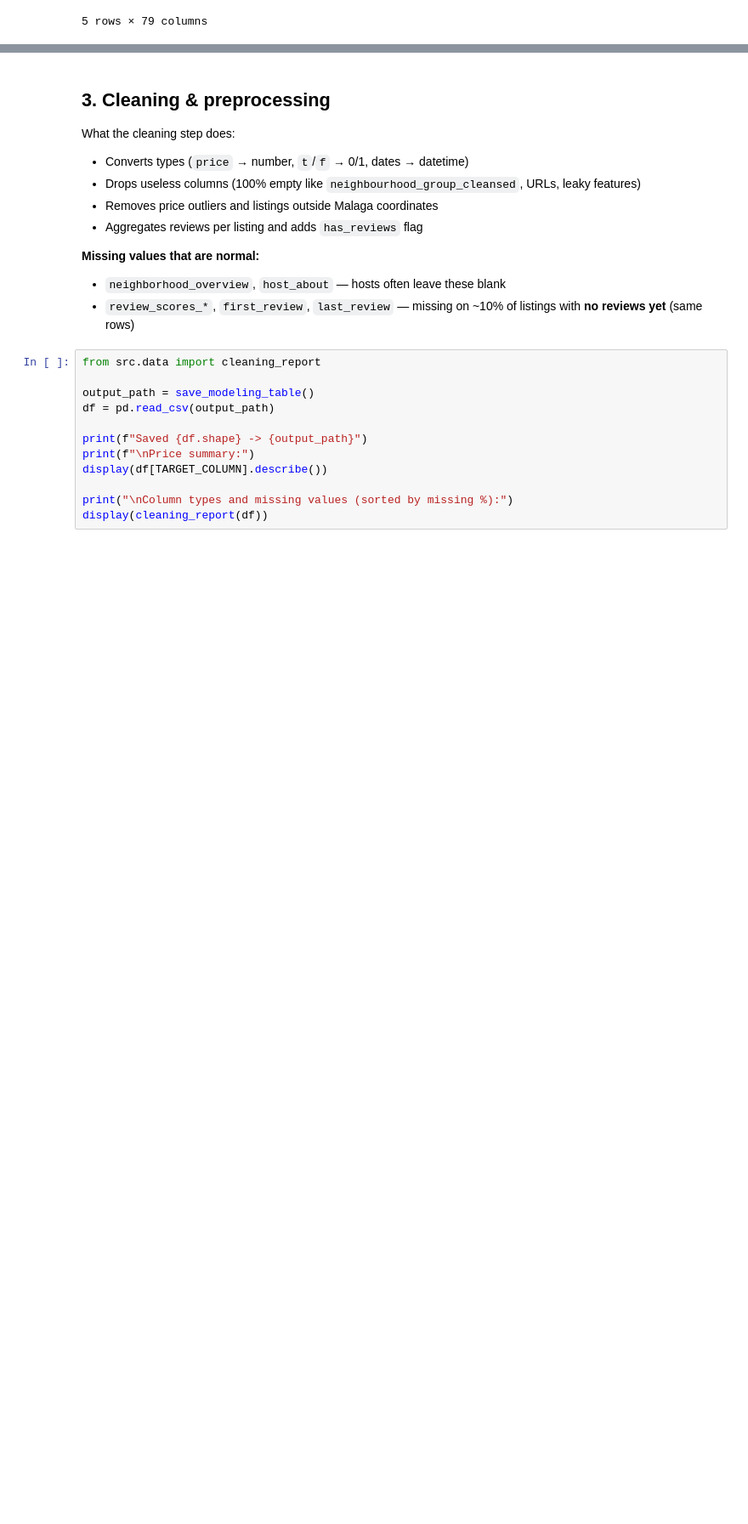
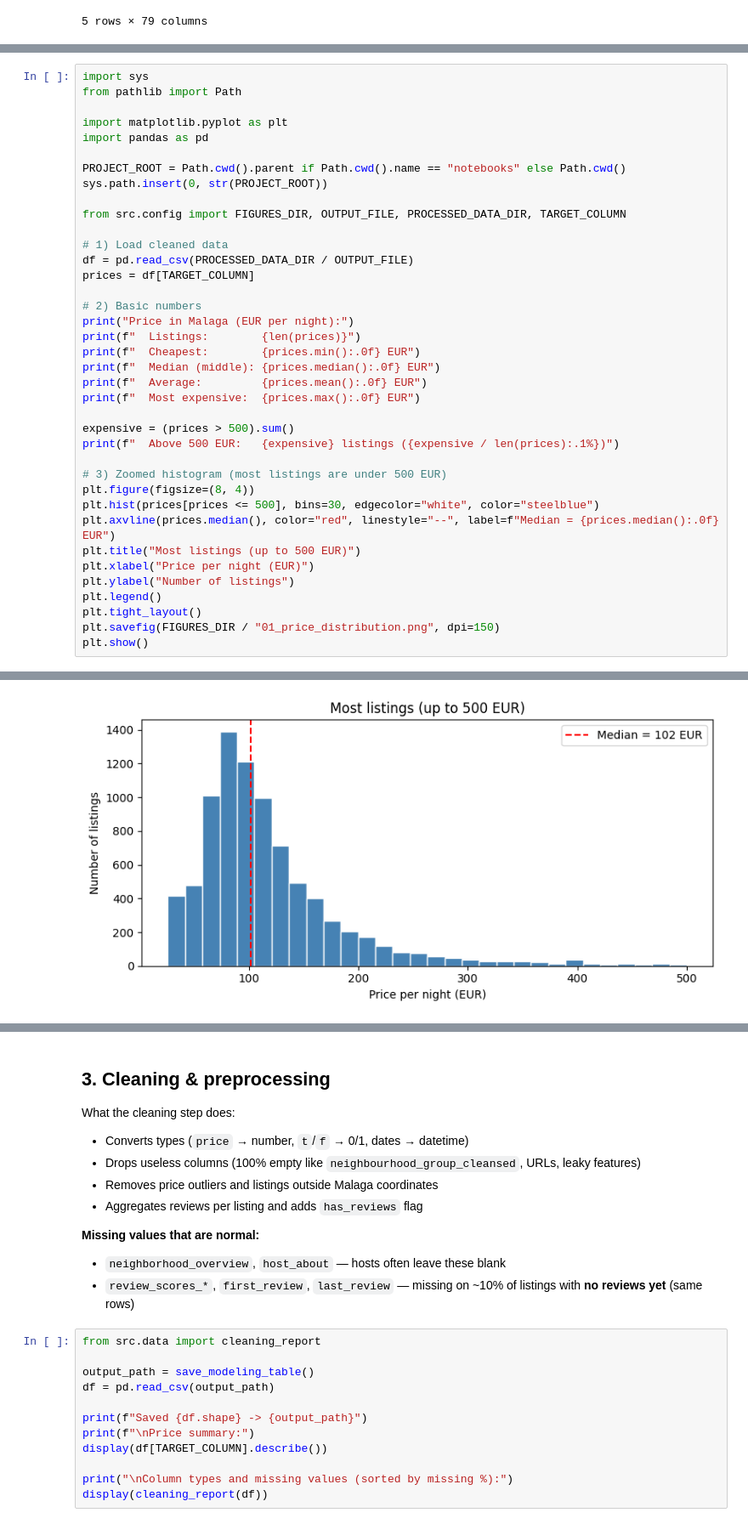
Before and after one commit to MustaphaDa/ML-Final-Projet, a Jupyter notebook: notebooks/airbnb_price_prediction.ipynb, the cells around one changed output, grey strips where cells are left out. Shown at 85% size. Drawn from its saved outputs; the diff is of its cells as text; blank space fills up the shorter version.

Commit message:
Explore Price distribution

```diff
--- a/notebooks/airbnb_price_prediction.ipynb
+++ b/notebooks/airbnb_price_prediction.ipynb
@@ -49,0 +58,39 @@ TODO: price distribution, missing values, spatial map, plots for presentation.
+# %%
+import sys
+from pathlib import Path
+
+import matplotlib.pyplot as plt
+import pandas as pd
+
+PROJECT_ROOT = Path.cwd().parent if Path.cwd().name == "notebooks" else Path.cwd()
+sys.path.insert(0, str(PROJECT_ROOT))
+
+from src.config import FIGURES_DIR, OUTPUT_FILE, PROCESSED_DATA_DIR, TARGET_COLUMN
+
+# 1) Load cleaned data
+df = pd.read_csv(PROCESSED_DATA_DIR / OUTPUT_FILE)
+prices = df[TARGET_COLUMN]
+
+# 2) Basic numbers
+print("Price in Malaga (EUR per night):")
+print(f"  Listings:        {len(prices)}")
+print(f"  Cheapest:        {prices.min():.0f} EUR")
+print(f"  Median (middle): {prices.median():.0f} EUR")
+print(f"  Average:         {prices.mean():.0f} EUR")
+print(f"  Most expensive:  {prices.max():.0f} EUR")
+
+expensive = (prices > 500).sum()
+print(f"  Above 500 EUR:   {expensive} listings ({expensive / len(prices):.1%})")
+
+# 3) Zoomed histogram (most listings are under 500 EUR)
+plt.figure(figsize=(8, 4))
+plt.hist(prices[prices <= 500], bins=30, edgecolor="white", color="steelblue")
+plt.axvline(prices.median(), color="red", linestyle="--", label=f"Median = {prices.median():.0f} EUR")
+plt.title("Most listings (up to 500 EUR)")
+plt.xlabel("Price per night (EUR)")
+plt.ylabel("Number of listings")
+plt.legend()
+plt.tight_layout()
+plt.savefig(FIGURES_DIR / "01_price_distribution.png", dpi=150)
+plt.show()
+# %% [output]
@@ -49,0 +104 @@ TODO: price distribution, missing values, spatial map, plots for presentation.
+[figure, added]
```
Also changed, not shown: parts of 3 cells of this notebook.
